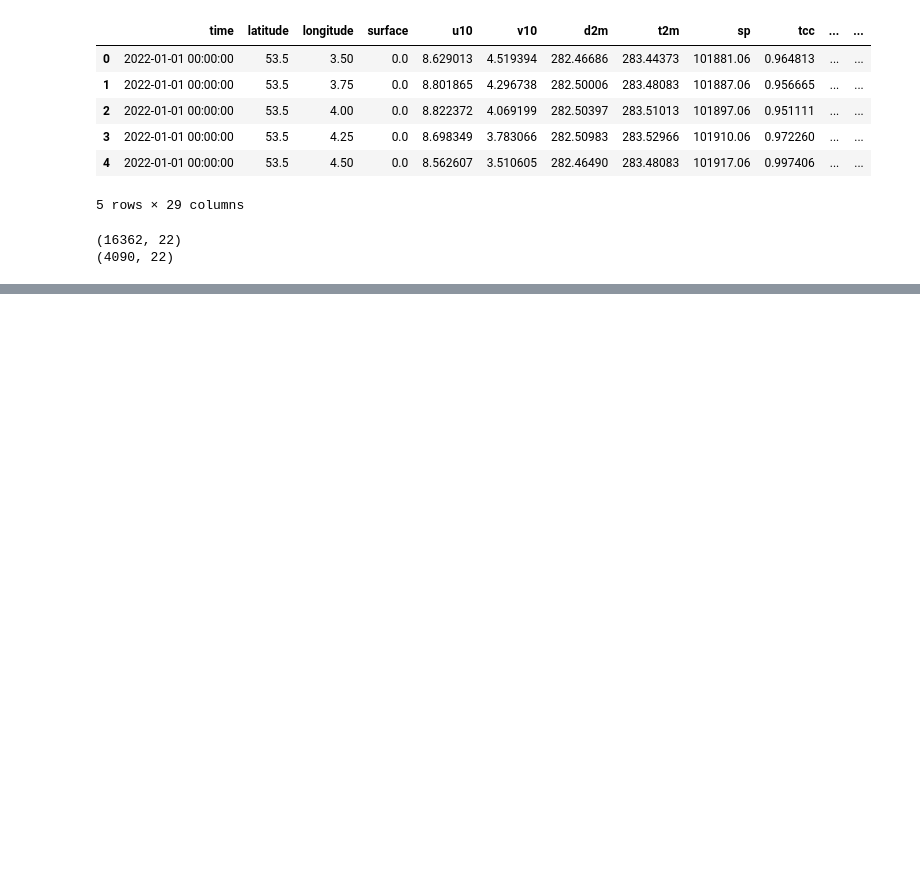
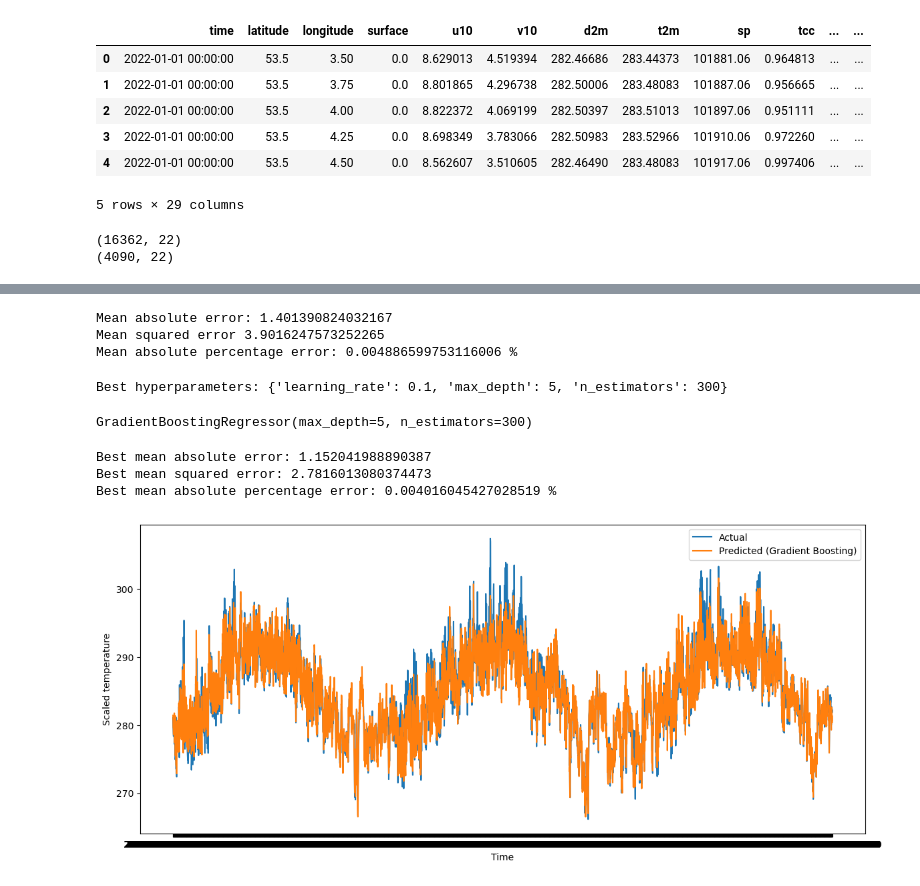
Before and after one commit to AlexaVT03/Project2-2, a Jupyter notebook: Project_2-2/Python/Gradient Boosting/GradientBoosting.ipynb, the cells around one changed output, grey strips where cells are left out. Cells and saved outputs as stored; diff of their text form; code cells hidden in the pictures; blank space fills up the shorter version.

Commit message:
gradient boosting done as far as i can tell
looks promising, great on the plots

```diff
--- a/Project_2-2/Python/Gradient Boosting/GradientBoosting.ipynb
+++ b/Project_2-2/Python/Gradient Boosting/GradientBoosting.ipynb
@@ -41,3 +44,7 @@ print(valid_set.shape)
 # %%
 X_train, Y_train = train_set.iloc[:, :-1], train_set['temp']
 X_valid, Y_valid = valid_set.iloc[:, :-1], valid_set['temp']
+# %%
+# Initialise and train the model
+gbr = GradientBoostingRegressor()
+gbr.fit(X_train, Y_train)
@@ -43,0 +80,58 @@ X_valid, Y_valid = valid_set.iloc[:, :-1], valid_set['temp']
+# %%
+# Evaluate the model
+mae = mean_absolute_error(Y_valid, Y_pred)
+mse = mean_squared_error(Y_valid, Y_pred)
+mape = mean_absolute_percentage_error(Y_valid, Y_pred)
+
+print("Mean absolute error:", mae)
+print("Mean squared error", mse)
+print(f"Mean absolute percentage error: {mape} %")
+# %% [output]
+Mean absolute error: 1.401390824032167
+Mean squared error 3.9016247573252265
+Mean absolute percentage error: 0.004886599753116006 %
+# %%
+# Hyperparameter tuning
+param_grid = {
+    'n_estimators': [100, 200, 300],
+    'learning_rate': [0.01, 0.1, 0.2],
+    'max_depth': [3, 4, 5]
+}
+grid_search = GridSearchCV(estimator=gbr, param_grid=param_grid, cv=3, scoring='neg_mean_absolute_error', n_jobs=-1)
+grid_search.fit(X_train, Y_train)
+
+print("Best hyperparameters:", grid_search.best_params_)
+# %% [output]
+Best hyperparameters: {'learning_rate': 0.1, 'max_depth': 5, 'n_estimators': 300}
+# %%
+# Now let's train a new model with the best hyperparameters
+best_gbr = grid_search.best_estimator_
+best_gbr.fit(X_train, Y_train)
+# %% [output]
+GradientBoostingRegressor(max_depth=5, n_estimators=300)
+# %%
+best_Y_pred = best_gbr.predict(X_valid)
+# %%
+best_mae = mean_absolute_error(Y_valid, best_Y_pred)
+best_mse = mean_squared_error(Y_valid, best_Y_pred)
+best_mape = mean_absolute_percentage_error(Y_valid, best_Y_pred)
+
+print("Best mean absolute error:", best_mae)
+print("Best mean squared error:", best_mse)
+print(f"Best mean absolute percentage error: {best_mape} %")
+# %% [output]
+Best mean absolute error: 1.152041988890387
+Best mean squared error: 2.7816013080374473
+Best mean absolute percentage error: 0.004016045427028519 %
+# %%
+# Plotting the results
+plt.figure(figsize=(14, 6))
+plt.plot(Y_valid, label='Actual')
+plt.plot(best_Y_pred, label='Predicted (Gradient Boosting)')
+plt.xlabel('Time')
+plt.ylabel('Scaled temperature') #in this case
+
+plt.legend()
+plt.show()
+# %% [output]
+[figure, added]
```
Also changed, not shown: parts of 5 cells of this notebook, 1 other file.
